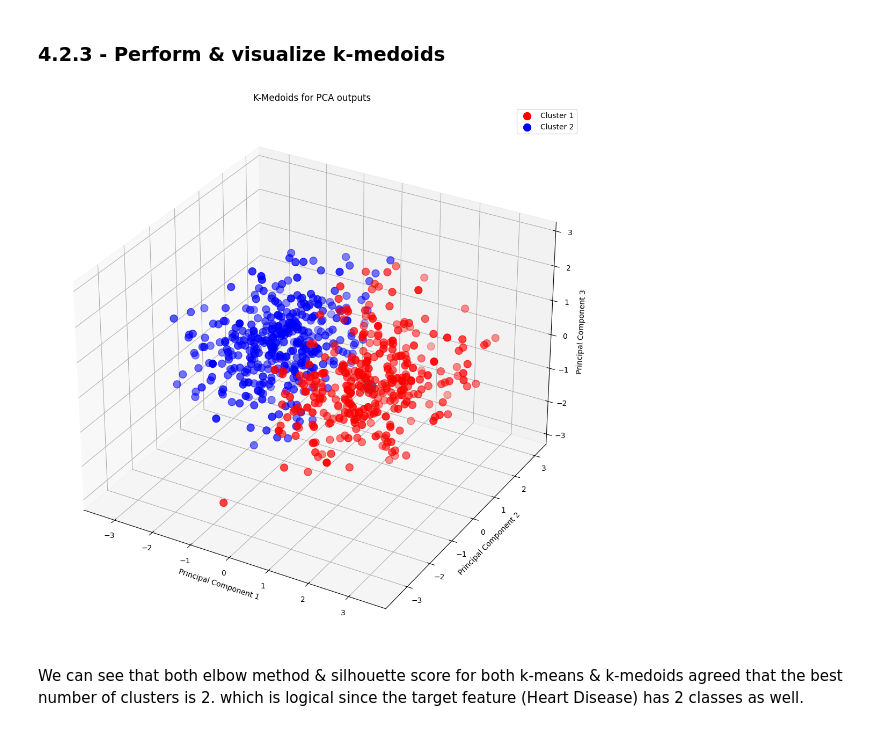
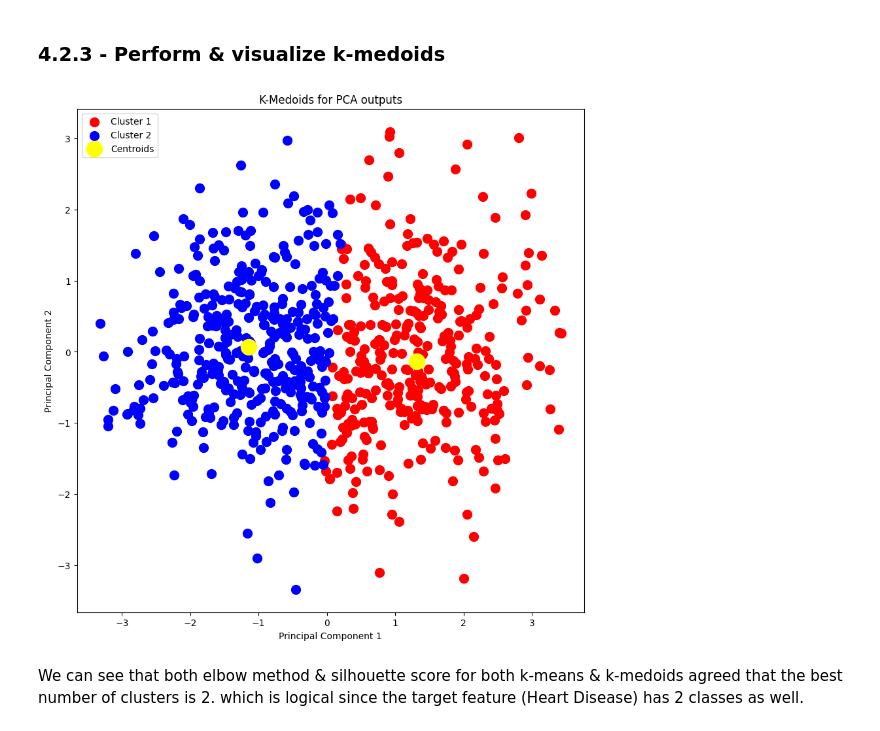
Before and after one commit to hosain-ghoraba/Heart-Disease-detection, a Jupyter notebook: Heart_Failure_Prediction.ipynb, the cells around one changed output. Cells and saved outputs as stored; diff of their text form; code cells hidden in the pictures.

```diff
--- a/Heart_Failure_Prediction.ipynb
+++ b/Heart_Failure_Prediction.ipynb
@@ -485,9 +530,9 @@ It is clear from the distribution of the points that a good clustering type is (
 # %%
 wcss = []
 for i in range(1, 11):
-    kmeans = KMeans(n_clusters=i, init='k-means++', random_state=RANDOM_STATE)
-    kmeans.fit(principalComponents)
-    wcss.append(kmeans.inertia_)
+    cluster_obj = KMeans(n_clusters=i, init='k-means++', random_state=RANDOM_STATE)
+    cluster_obj.fit(pca_components)
+    wcss.append(cluster_obj.inertia_)
 plt.plot(range(1, 11), wcss)
 plt.title('Elbow Method for K-means')
 plt.xlabel('Number of clusters')
@@ -505,10 +550,10 @@ kmeans_silhouette_scores = []
 range_n_clusters = list(range(2, 11))
 
 for n_clusters in range_n_clusters:
-    kmeans = KMeans(n_clusters=n_clusters, init='k-means++', random_state=RANDOM_STATE)
-    kmeans.fit(principalComponents)
-    cluster_labels = kmeans.labels_
-    silhouette_avg = silhouette_score(principalComponents, cluster_labels)
+    cluster_obj = KMeans(n_clusters=n_clusters, init='k-means++', random_state=RANDOM_STATE)
+    cluster_obj.fit(pca_components)
+    cluster_labels = cluster_obj.labels_
+    silhouette_avg = silhouette_score(pca_components, cluster_labels)
     kmeans_silhouette_scores.append(silhouette_avg)
 
 plt.figure(figsize=(8, 6))
@@ -539,7 +582,7 @@ It is clear that the plot is similar to the PCA plot is section (), which is a g
 wcss = []
 for i in range(1, 11):
     kmedoids = KMedoids(n_clusters=i, init='k-medoids++', random_state=RANDOM_STATE)
-    kmedoids.fit(principalComponents)
+    kmedoids.fit(pca_components)
     wcss.append(kmedoids.inertia_)
 
 plt.plot(range(1, 11), wcss, marker='o')
@@ -560,9 +603,9 @@ range_n_clusters = list(range(2, 11))
 
 for n_clusters in range_n_clusters:
     kmedoids = KMedoids(n_clusters=n_clusters, random_state=RANDOM_STATE)
-    kmedoids.fit(principalComponents)
+    kmedoids.fit(pca_components)
     cluster_labels = kmedoids.labels_
-    silhouette_avg = silhouette_score(principalComponents, cluster_labels)
+    silhouette_avg = silhouette_score(pca_components, cluster_labels)
     kmedoids_silhouette_scores.append(silhouette_avg)
 
 plt.figure(figsize=(8, 6))
@@ -579,10 +622,10 @@ As we can see from the graph of silhouette score with k-medoids, the optimal num
 <h3> 4.2.3 - Perform & visualize k-medoids </h3>
 # %%
 kmedoids = KMedoids(n_clusters=2, init='k-medoids++', random_state=RANDOM_STATE)
-y_kmedoids = kmedoids.fit_predict(principalComponents)
-display_clusters(principalComponents, y_kmedoids, kmedoids, 'K-Medoids for PCA outputs')
+y_kmedoids = kmedoids.fit_predict(pca_components)
+display_clusters_plt(pca_components, y_kmedoids, kmedoids, 'K-Medoids for PCA outputs', KMOIEDS_FIG)
 # %% [output]
-[figure, old version]
+[figure, new version]
 # %% [markdown]
 We can see that both elbow method & silhouette score for both k-means & k-medoids agreed that the best number of clusters is 2. which is logical since the target feature (Heart Disease) has 2 classes as well.
 # %% [markdown]
```
Also changed, not shown: parts of 59 cells of this notebook, 5 other files.
